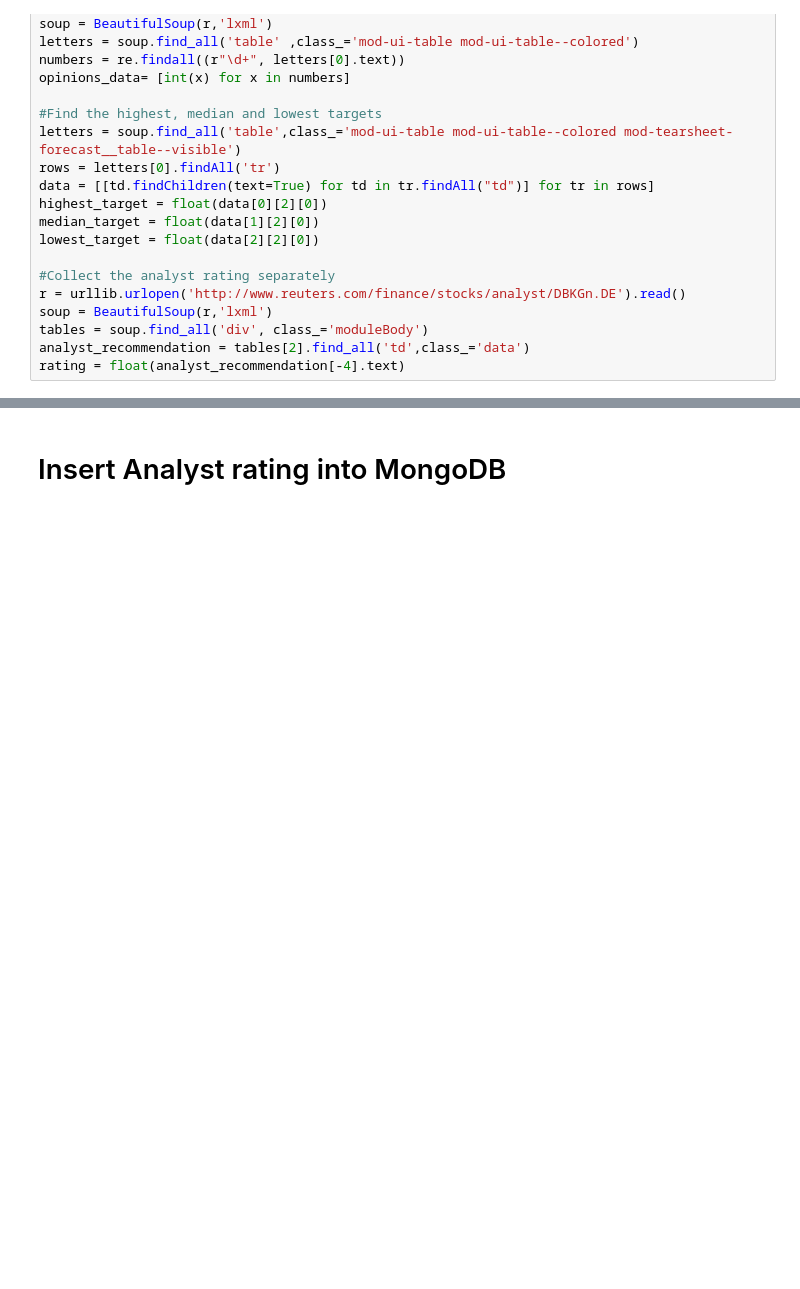
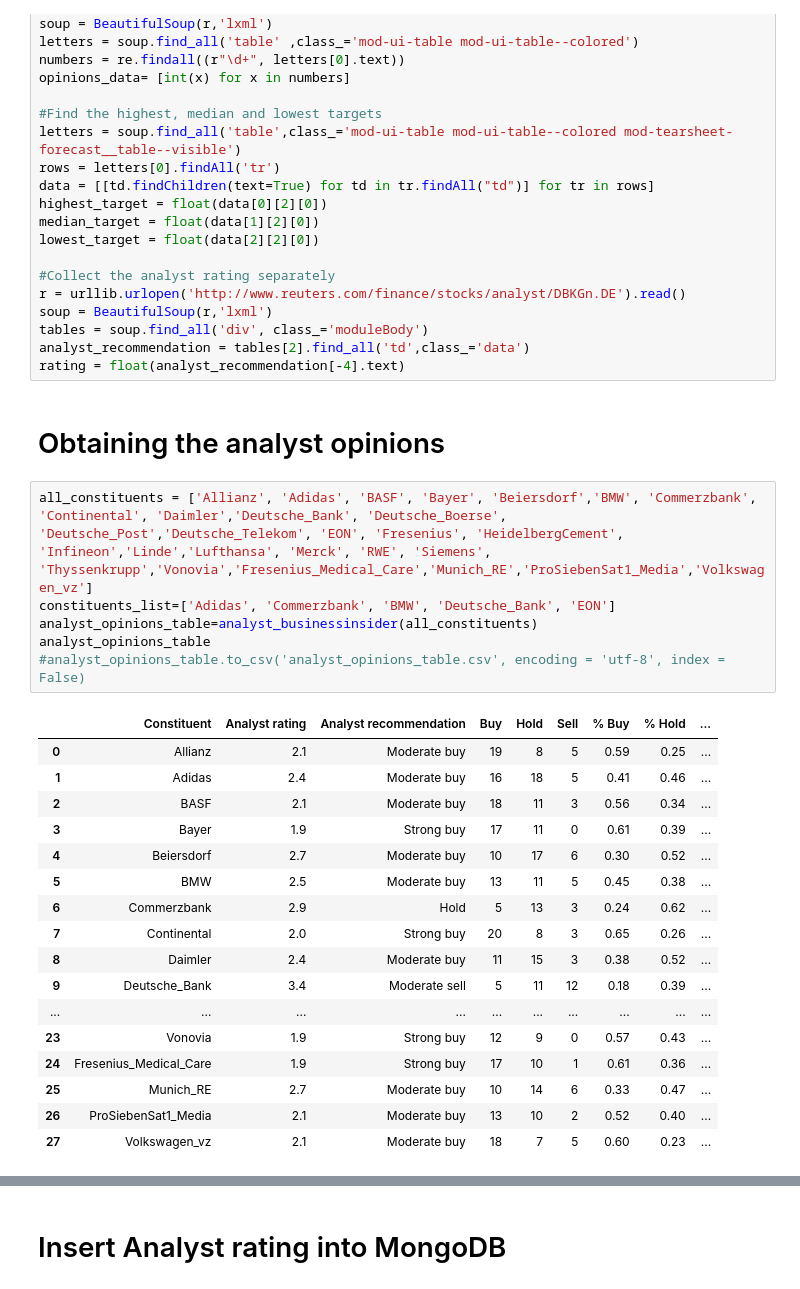
Before and after one commit to Ranga94/dax_project, a Jupyter notebook: analyst_rating_webscraping/scraping_analyst_opinions.ipynb, the cells around one changed output, grey strips where cells are left out. Drawn from its saved outputs; the diff is of its cells as text; blank space fills up the shorter version.

```diff
--- a/analyst_rating_webscraping/scraping_analyst_opinions.ipynb
+++ b/analyst_rating_webscraping/scraping_analyst_opinions.ipynb
@@ -113,4 +101,30 @@ soup = BeautifulSoup(r,'lxml')
 tables = soup.find_all('div', class_='moduleBody')
 analyst_recommendation = tables[2].find_all('td',class_='data')
 rating = float(analyst_recommendation[-4].text)
+# %% [markdown]
+# Obtaining the analyst opinions
+# %%
+all_constituents = ['Allianz', 'Adidas', 'BASF', 'Bayer', 'Beiersdorf','BMW', 'Commerzbank', 'Continental', 'Daimler','Deutsche_Bank', 'Deutsche_Boerse', 'Deutsche_Post','Deutsche_Telekom', 'EON', 'Fresenius', 'HeidelbergCement', 'Infineon','Linde','Lufthansa', 'Merck', 'RWE', 'Siemens', 'Thyssenkrupp','Vonovia','Fresenius_Medical_Care','Munich_RE','ProSiebenSat1_Media','Volkswagen_vz']
+constituents_list=['Adidas', 'Commerzbank', 'BMW', 'Deutsche_Bank', 'EON']
+analyst_opinions_table=analyst_businessinsider(all_constituents)
+analyst_opinions_table
+#analyst_opinions_table.to_csv('analyst_opinions_table.csv', encoding = 'utf-8', index = False)
+# %% [output]
+|  | Constituent | Analyst rating | Analyst recommendation | Buy | Hold | Sell | % Buy | % Hold | ... |
+| 0 | Allianz | 2.1 | Moderate buy | 19 | 8 | 5 | 0.59 | 0.25 | ... |
+| 1 | Adidas | 2.4 | Moderate buy | 16 | 18 | 5 | 0.41 | 0.46 | ... |
+| 2 | BASF | 2.1 | Moderate buy | 18 | 11 | 3 | 0.56 | 0.34 | ... |
+| 3 | Bayer | 1.9 | Strong buy | 17 | 11 | 0 | 0.61 | 0.39 | ... |
+| 4 | Beiersdorf | 2.7 | Moderate buy | 10 | 17 | 6 | 0.30 | 0.52 | ... |
+| 5 | BMW | 2.5 | Moderate buy | 13 | 11 | 5 | 0.45 | 0.38 | ... |
+| 6 | Commerzbank | 2.9 | Hold | 5 | 13 | 3 | 0.24 | 0.62 | ... |
+| 7 | Continental | 2.0 | Strong buy | 20 | 8 | 3 | 0.65 | 0.26 | ... |
+| 8 | Daimler | 2.4 | Moderate buy | 11 | 15 | 3 | 0.38 | 0.52 | ... |
+| 9 | Deutsche_Bank | 3.4 | Moderate sell | 5 | 11 | 12 | 0.18 | 0.39 | ... |
+| ... | ... | ... | ... | ... | ... | ... | ... | ... | ... |
+| 23 | Vonovia | 1.9 | Strong buy | 12 | 9 | 0 | 0.57 | 0.43 | ... |
+| 24 | Fresenius_Medical_Care | 1.9 | Strong buy | 17 | 10 | 1 | 0.61 | 0.36 | ... |
+| 25 | Munich_RE | 2.7 | Moderate buy | 10 | 14 | 6 | 0.33 | 0.47 | ... |
+| 26 | ProSiebenSat1_Media | 2.1 | Moderate buy | 13 | 10 | 2 | 0.52 | 0.40 | ... |
+| 27 | Volkswagen_vz | 2.1 | Moderate buy | 18 | 7 | 5 | 0.60 | 0.23 | ... |
 # %% [markdown]
```
Also changed, not shown: parts of 16 cells of this notebook.
